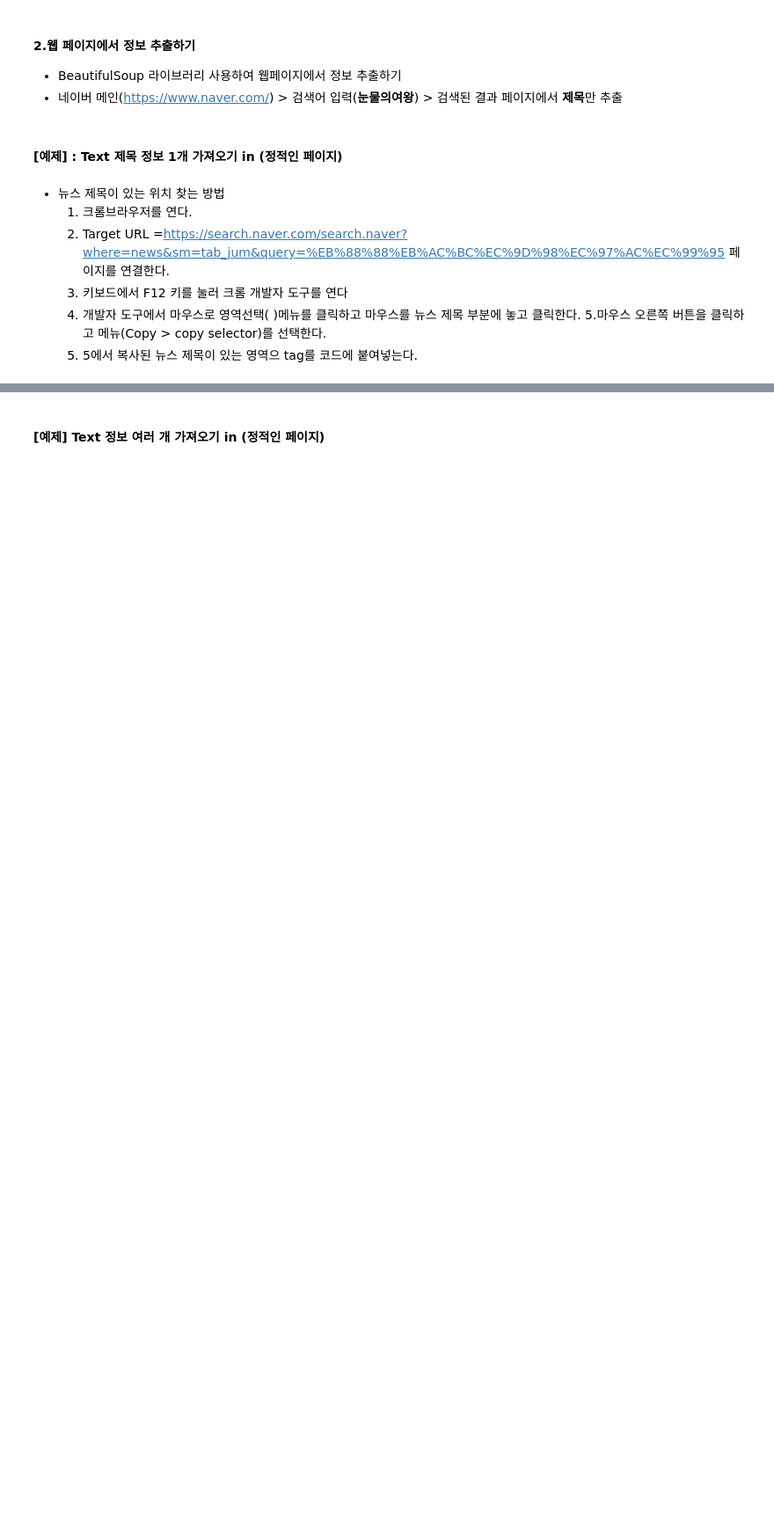
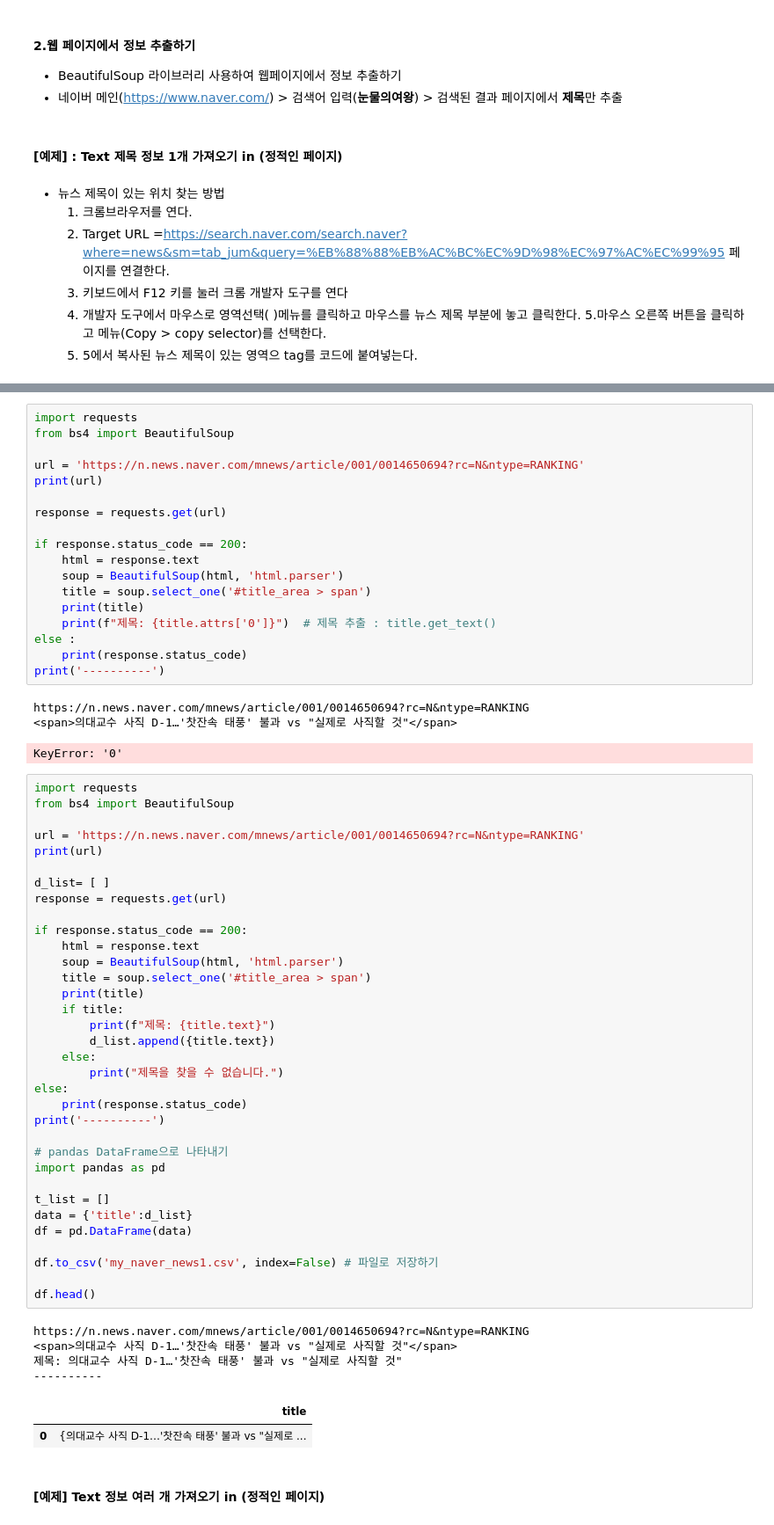
Before and after one commit to kimsun75/dataAnalysis, a Jupyter notebook: 2_데이터분석_04_데이터수집_정적웹크롤링_배포_12.ipynb, the cells around one changed output, grey strips where cells are left out. Shown at 88% size. Saved outputs shown, nothing was run; the diff lists cells and outputs as text; blank space fills up the shorter version.

```diff
--- a/2_데이터분석_04_데이터수집_정적웹크롤링_배포_12.ipynb
+++ b/2_데이터분석_04_데이터수집_정적웹크롤링_배포_12.ipynb
@@ -108,3 +187,66 @@ print('----------')
+# %%
+import requests
+from bs4 import BeautifulSoup
+
+url = 'https://n.news.naver.com/mnews/article/001/0014650694?rc=N&ntype=RANKING'
+print(url)
+
+response = requests.get(url)
+
+if response.status_code == 200:
+    html = response.text
+    soup = BeautifulSoup(html, 'html.parser')
+    title = soup.select_one('#title_area > span')
+    print(title)
+    print(f"제목: {title.attrs['0']}")  # 제목 추출 : title.get_text()
+else :
+    print(response.status_code)
+print('----------')
+# %% [output]
+https://n.news.naver.com/mnews/article/001/0014650694?rc=N&ntype=RANKING
+<span>의대교수 사직 D-1…'찻잔속 태풍' 불과 vs "실제로 사직할 것"</span>
+KeyError: '0'
+# %%
+import requests
+from bs4 import BeautifulSoup
+
+url = 'https://n.news.naver.com/mnews/article/001/0014650694?rc=N&ntype=RANKING'
+print(url)
+
+d_list= [ ]
+response = requests.get(url)
+
+if response.status_code == 200:
+    html = response.text
+    soup = BeautifulSoup(html, 'html.parser')
+    title = soup.select_one('#title_area > span')
+    print(title)
+    if title:
+        print(f"제목: {title.text}")
+        d_list.append({title.text})
+    else:
+        print("제목을 찾을 수 없습니다.")
+else:
+    print(response.status_code)
+print('----------')
+
+# pandas DataFrame으로 나타내기
+import pandas as pd
+
+t_list = []
+data = {'title':d_list}
+df = pd.DataFrame(data)
+
+df.to_csv('my_naver_news1.csv', index=False) # 파일로 저장하기
+
+df.head()
+# %% [output]
+https://n.news.naver.com/mnews/article/001/0014650694?rc=N&ntype=RANKING
+<span>의대교수 사직 D-1…'찻잔속 태풍' 불과 vs "실제로 사직할 것"</span>
+제목: 의대교수 사직 D-1…'찻잔속 태풍' 불과 vs "실제로 사직할 것"
+----------
+|  | title |
+| 0 | {의대교수 사직 D-1…'찻잔속 태풍' 불과 vs "실제로 ... |
 # %% [markdown]
 #### [예제] Text 정보 여러 개 가져오기 in (정적인 페이지)
 # %%
```
Also changed, not shown: parts of 16 cells of this notebook.
